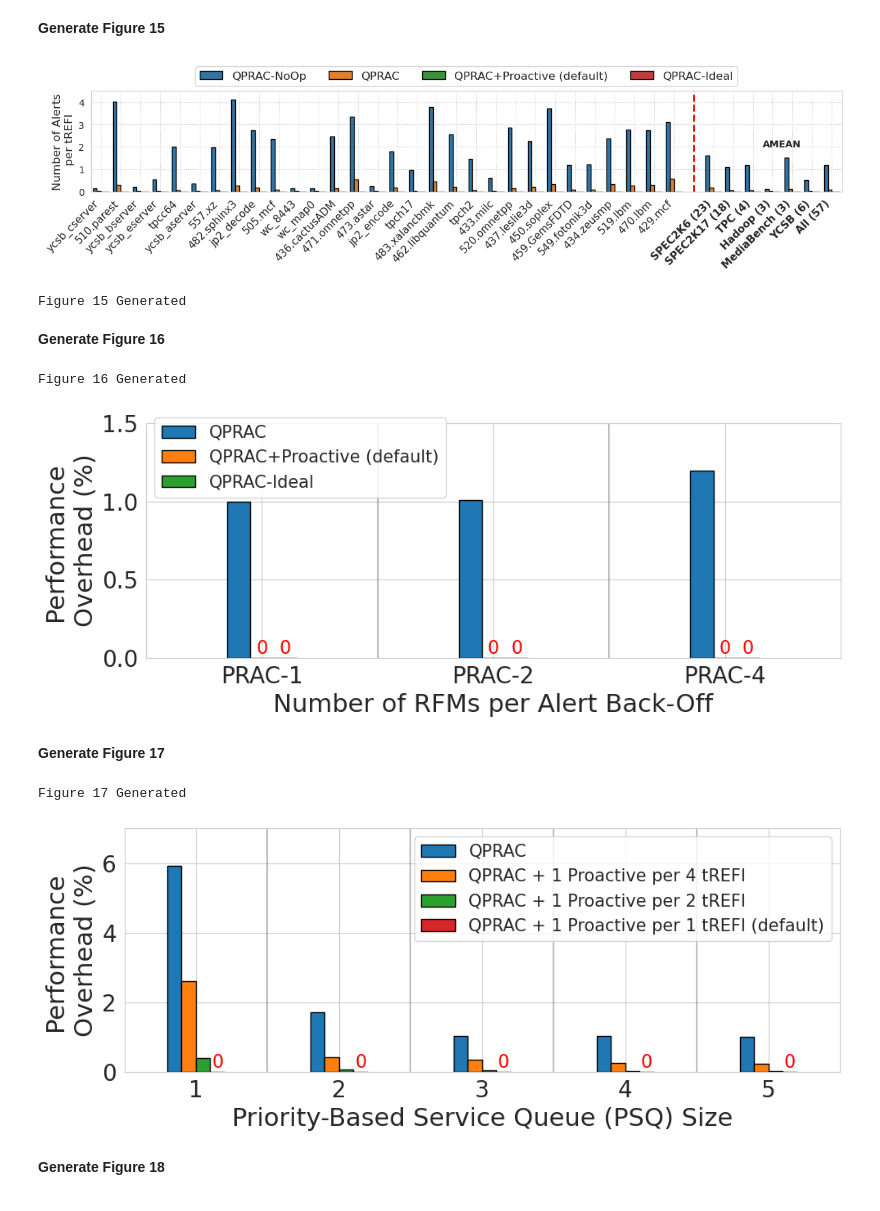
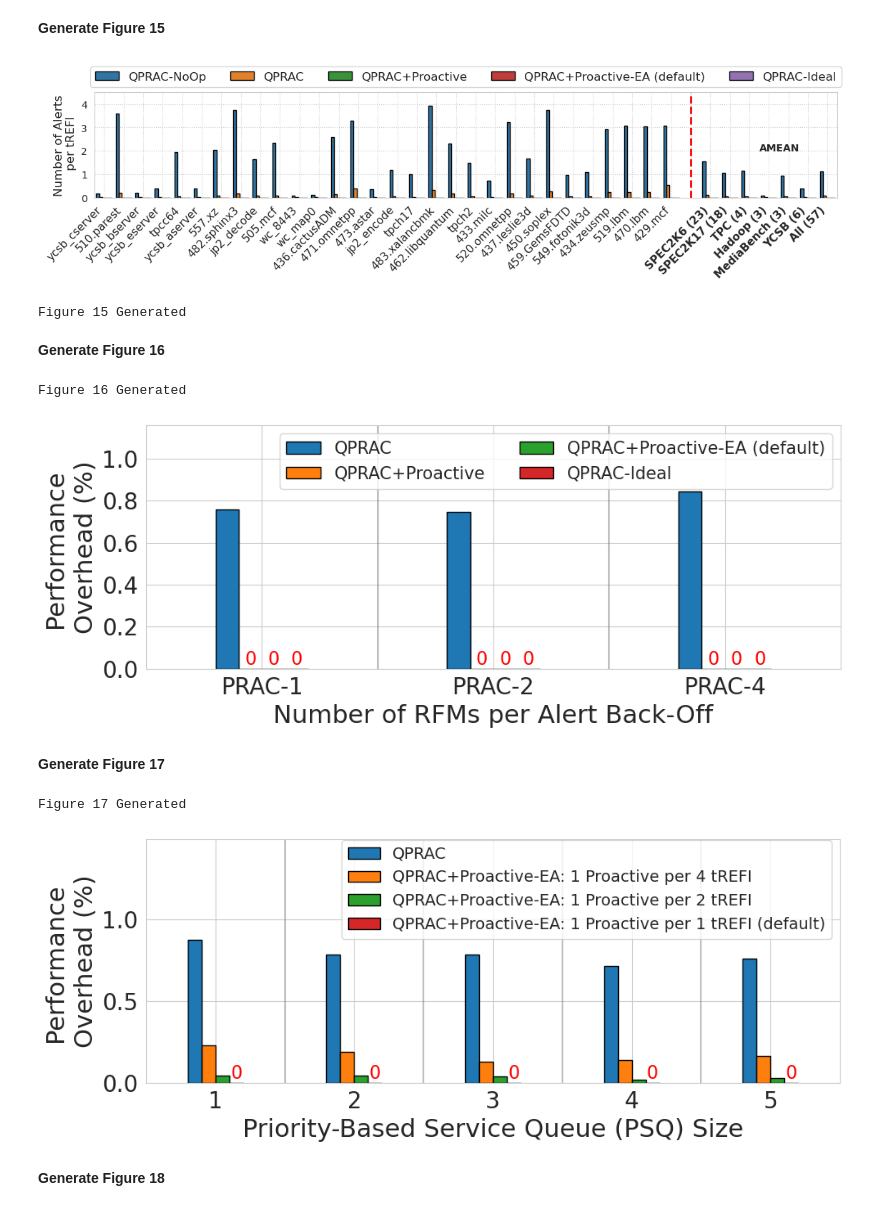
Before and after one commit to sith-lab/qprac, a Jupyter notebook: perf_analysis/plot_scripts/plot.ipynb, the cells around one changed output. Saved outputs shown, nothing was run; the diff lists cells and outputs as text; code cells hidden in the pictures.

```diff
--- a/perf_analysis/plot_scripts/plot.ipynb
+++ b/perf_analysis/plot_scripts/plot.ipynb
@@ -9,7 +9,7 @@ import seaborn as sns
 import os
 import warnings
 
-methods_interested = ["QPRAC-NoOp", "QPRAC", "QPRAC+Proactive", "QPRAC-Ideal"]  # Further remove PQ-NoOp if unnecessary
+methods_interested = ["QPRAC-NoOp", "QPRAC", "QPRAC+Proactive", 'QPRAC+Proactive-EA', "QPRAC-Ideal"]  # Further remove PQ-NoOp if unnecessary
 # Read the CSV file
 csv_path = '../results/csvs/QPRAC_32NBO_5PSQ_results.csv'
 if not os.path.exists(csv_path):
@@ -20,7 +20,7 @@ df = pd.read_csv(csv_path)
 df_melted = pd.melt(df, id_vars=['workload'], value_vars=methods_interested, var_name='PRAC_Implementation', value_name='WS')
 
 rename_mapping = {
-    'QPRAC+Proactive': 'QPRAC+Proactive (default)',
+    'QPRAC+Proactive-EA': 'QPRAC+Proactive-EA (default)',
 }
 df_melted['PRAC_Implementation'] = df_melted['PRAC_Implementation'].replace(rename_mapping)
 
@@ -36,7 +36,7 @@ workloads_high_mpki = [
 ]
 df_high_mpki = df_melted[df_melted['workload'].isin(workloads_high_mpki)]
 
-methods_interested = ["QPRAC-NoOp", "QPRAC", "QPRAC+Proactive (default)", "QPRAC-Ideal"]
+methods_interested = ["QPRAC-NoOp", "QPRAC", "QPRAC+Proactive", 'QPRAC+Proactive-EA (default)', "QPRAC-Ideal"]
 df_filtered = df_high_mpki[df_high_mpki['PRAC_Implementation'].isin(methods_interested)]
 df_filtered['PRAC_Implementation'] = pd.Categorical(df_filtered['PRAC_Implementation'], categories=methods_interested, ordered=True)
 
@@ -99,7 +99,7 @@ import seaborn as sns
 import os
 import warnings
 
-methods_interested = ["QPRAC-NoOp", "QPRAC", "QPRAC+Proactive", "QPRAC-Ideal"]  # Further remove PQ-NoOp if unnecessary
+methods_interested = ["QPRAC-NoOp", "QPRAC", "QPRAC+Proactive", 'QPRAC+Proactive-EA', "QPRAC-Ideal"]  # Further remove PQ-NoOp if unnecessary
 # Read the CSV file
 csv_path = '../results/csvs/QPRAC_ABO_results.csv'
 if not os.path.exists(csv_path):
@@ -110,7 +110,7 @@ df = pd.read_csv(csv_path)
 df_melted = pd.melt(df, id_vars=['workload'], value_vars=methods_interested, var_name='PRAC_Implementation', value_name='num_alert_tREFI')
 
 rename_mapping = {
-    'QPRAC+Proactive': 'QPRAC+Proactive (default)',
+    'QPRAC+Proactive-EA': 'QPRAC+Proactive-EA (default)',
 }
 df_melted['PRAC_Implementation'] = df_melted['PRAC_Implementation'].replace(rename_mapping)
 
@@ -126,7 +126,7 @@ workloads_high_mpki = [
 ]
 df_high_mpki = df_melted[df_melted['workload'].isin(workloads_high_mpki)]
 
-methods_interested = ["QPRAC-NoOp", "QPRAC", "QPRAC+Proactive (default)", "QPRAC-Ideal"]
+methods_interested = ["QPRAC-NoOp", "QPRAC", "QPRAC+Proactive", 'QPRAC+Proactive-EA (default)', "QPRAC-Ideal"]
 df_filtered = df_high_mpki[df_high_mpki['PRAC_Implementation'].isin(methods_interested)]
 df_filtered['PRAC_Implementation'] = pd.Categorical(df_filtered['PRAC_Implementation'], categories=methods_interested, ordered=True)
 
@@ -148,34 +148,34 @@ ax.set_xticks(np.arange(len(xtick_order)))
 ax.set_xticklabels(xtick_order, ha='right', rotation=45, fontsize=11)
 
 # Highlight geomean labels in bold
 geomean_labels = ['SPEC2K6 (23)', 'SPEC2K17 (18)', 'TPC (4)', 'Hadoop (3)', 'MediaBench (3)', 'YCSB (6)', 'All (57)']
 tick_labels = ax.get_xticklabels()
 for tick_label in tick_labels:
     if tick_label.get_text() in geomean_labels:
         tick_label.set_fontweight('bold')
 
 # Add reference lines and labels
 ax.axvline(30, 0, 1, color='red', linestyle = '--', linewidth=2)
 ax.text(33.5, 2.0, 'AMEAN', fontweight='bold')
 
 ax.set_xlabel('')
 ax.set_ylabel('Number of Alerts\n per tREFI', fontsize=12)
 ax.legend(loc='upper center', bbox_to_anchor=(0.5, 1.3), ncol=5, fancybox=True, shadow=False, fontsize=12)
 ax.set_ylim(0, 4.5)
 
 # Final touches and save the plot
 plt.grid(True, linestyle=':')
 plt.tight_layout()
 plt.show()
 
 # Ensure the results/csvs directory exists
 plots_dir = '../results/plots'
 os.makedirs(plots_dir, exist_ok=True)
 
 fig.savefig(os.path.join(plots_dir, 'Figure_15.pdf'), dpi=600, bbox_inches='tight')
 print(f"Figure 15 Generated")
 # %% [output]
-[figure, old version]
+[figure, new version]
 Figure 15 Generated
 # %% [markdown]
 **Generate Figure 16**
@@ -188,7 +188,7 @@ import seaborn as sns
 import os
 import warnings
 
-methods_interested = ["QPRAC", "QPRAC+Proactive", "QPRAC-Ideal"]  # Further remove PQ-NoOp if unnecessary
+methods_interested = ["QPRAC", "QPRAC+Proactive", "QPRAC+Proactive-EA", "QPRAC-Ideal"]  # Further remove PQ-NoOp if unnecessary
 # Read the CSV file
 csv_path = '../results/csvs/QPRAC_PRAC_Level_Results.csv'
 if not os.path.exists(csv_path):
@@ -200,7 +200,8 @@ df_target = df[df['workload'] == 'All (57)']
 df_melted = pd.melt(df_target, id_vars=['workload', 'PRAC_level'], value_vars=methods_interested, var_name='PRAC_Implementation', value_name='WS')
 
 rename_mapping = {
-    'QPRAC+Proactive': 'QPRAC+Proactive (default)',
+    'QPRAC+Proactive': 'QPRAC+Proactive',
+    'QPRAC+Proactive-EA': 'QPRAC+Proactive-EA (default)',
 }
 df_melted['PRAC_Implementation'] = df_melted['PRAC_Implementation'].replace(rename_mapping)
 # Calculate performance overhead
@@ -218,7 +219,7 @@ workloads_high_mpki = [
 ]
 df_high_mpki = df_melted[df_melted['workload'].isin(workloads_high_mpki)]
 
-methods_interested = ["QPRAC", "QPRAC+Proactive (default)", "QPRAC-Ideal"]
+methods_interested = ["QPRAC", "QPRAC+Proactive", 'QPRAC+Proactive-EA (default)', "QPRAC-Ideal"]
 df_filtered = df_high_mpki[df_high_mpki['PRAC_Implementation'].isin(methods_interested)]
 df_filtered['PRAC_Implementation'] = pd.Categorical(df_filtered['PRAC_Implementation'], categories=methods_interested, ordered=True)
 
@@ -270,7 +271,7 @@ for tick in x_ticks:
 
 
 # ax.legend(by_label.values(), by_label.keys(), loc='best', ncol=1, fancybox=True, shadow=False, fontsize=15)
-ax.legend(loc='upper left', bbox_to_anchor=(0, 1.06), ncol=1, fancybox=True, shadow=False, fontsize=15)
+ax.legend(loc='best', ncol=2, fancybox=True, shadow=False, fontsize=15)
 
 # Set xticks to specific num_RFM values and ensure correct spacing
 ax.set_xticks(x_tick_positions)
@@ -280,8 +281,9 @@ ax.axvline(x=1.5, color='grey', linestyle='-', alpha=0.5)
 ax.set_xlabel('Number of RFMs per Alert Back-Off', fontsize=22)
 ax.set_ylabel('Performance \nOverhead (%)', fontsize=22)
 ax.tick_params(axis='both', which='major', labelsize=20)
-ax.set_ylim(0, 1.5)
+ax.set_ylim(0, 1.16)
 ax.set_xlim(-0.5, 2.5)
+ax.set_yticks([0, 0.2, 0.4, 0.6, 0.8, 1.0])
 
 plt.tight_layout()
 
@@ -293,7 +295,7 @@ fig.savefig(os.path.join(plots_dir, 'Figure_16.pdf'), dpi=600, bbox_inches='tigh
 print(f"Figure 16 Generated")
 # %% [output]
 Figure 16 Generated
-[figure, old version]
+[figure, new version]
 # %% [markdown]
 **Generate Figure 17**
 # %%
@@ -305,9 +307,9 @@ import seaborn as sns
 import os
 import warnings
 
-methods_interested = ["QPRAC", "QPRAC+1Proactive_per_4tREFI", "QPRAC+1Proactive_per_2tREFI", "QPRAC+1Proactive_per_1tREFI"]  # Further remove PQ-NoOp if unnecessary
+methods_interested = ["QPRAC", "EA-QPRAC+1Proactive_per_4tREFI", "EA-QPRAC+1Proactive_per_2tREFI", "EA-QPRAC+1Proactive_per_1tREFI"]
 # Read the CSV file
-csv_path = '../results/csvs/QPRAC_PSQ_size_Results.csv'
+csv_path = '../results/csvs/QPRAC_PSQ_size_Results_Updated.csv'
 if not os.path.exists(csv_path):
     raise FileNotFoundError(f"The file {csv_path} does not exist.")
 df = pd.read_csv(csv_path)
@@ -317,9 +319,9 @@ df_target = df[df['workload'] == 'All (57)']
 df_melted = pd.melt(df_target, id_vars=['workload', 'PSQ_size'], value_vars=methods_interested, var_name='PRAC_Implementation', value_name='WS')
 
 rename_mapping = {
-    'QPRAC+1Proactive_per_4tREFI': 'QPRAC + 1 Proactive per 4 tREFI',
-    'QPRAC+1Proactive_per_2tREFI': 'QPRAC + 1 Proactive per 2 tREFI',
-    'QPRAC+1Proactive_per_1tREFI': 'QPRAC + 1 Proactive per 1 tREFI (default)',
+    'EA-QPRAC+1Proactive_per_4tREFI': 'QPRAC+Proactive-EA: 1 Proactive per 4 tREFI',
+    'EA-QPRAC+1Proactive_per_2tREFI': 'QPRAC+Proactive-EA: 1 Proactive per 2 tREFI',
+    'EA-QPRAC+1Proactive_per_1tREFI': 'QPRAC+Proactive-EA: 1 Proactive per 1 tREFI (default)',
 }
 df_melted['PRAC_Implementation'] = df_melted['PRAC_Implementation'].replace(rename_mapping)
 # Calculate performance overhead
@@ -337,7 +339,7 @@ workloads_high_mpki = [
 ]
 df_high_mpki = df_melted[df_melted['workload'].isin(workloads_high_mpki)]
 
-methods_interested = ["QPRAC", "QPRAC + 1 Proactive per 4 tREFI", "QPRAC + 1 Proactive per 2 tREFI", "QPRAC + 1 Proactive per 1 tREFI (default)",]
+methods_interested = ["QPRAC", "QPRAC+Proactive-EA: 1 Proactive per 4 tREFI", "QPRAC+Proactive-EA: 1 Proactive per 2 tREFI", "QPRAC+Proactive-EA: 1 Proactive per 1 tREFI (default)",]
 df_filtered = df_high_mpki[df_high_mpki['PRAC_Implementation'].isin(methods_interested)]
 df_filtered['PRAC_Implementation'] = pd.Categorical(df_filtered['PRAC_Implementation'], categories=methods_interested, ordered=True)
 
@@ -387,7 +389,7 @@ for tick in x_ticks:
 # Customize legend, labels, and ticks
 handles, labels = ax.get_legend_handles_labels()
 by_label = dict(zip(labels, handles))  # Remove duplicate labels from the legend
-ax.legend(by_label.values(), by_label.keys(), loc='best', ncol=1, fancybox=True, shadow=False, fontsize=15)
+ax.legend(by_label.values(), by_label.keys(), loc='upper right', ncol=1, bbox_to_anchor=(1.0, 1.03), fancybox=True, shadow=False, fontsize=14)
 # Set xticks to specific num_RFM values and ensure correct spacing
 ax.set_xticks(x_tick_positions)
 ax.set_xticklabels(x_ticks)
@@ -398,7 +400,7 @@ ax.axvline(x=3.5, color='grey', linestyle='-', alpha=0.5)
 ax.set_xlabel('Priority-Based Service Queue (PSQ) Size', fontsize=22)
 ax.set_ylabel('Performance \nOverhead (%)', fontsize=22)
 ax.tick_params(axis='both', which='major', labelsize=20)
-ax.set_ylim(0, 7)
+ax.set_ylim(0, 1.49)
 ax.set_xlim(-0.5, 4.5)
 
 plt.tight_layout()
@@ -411,7 +413,7 @@ fig.savefig(os.path.join(plots_dir, 'Figure_17.pdf'), dpi=600, bbox_inches='tigh
 print(f"Figure 17 Generated")
 # %% [output]
 Figure 17 Generated
-[figure, old version]
+[figure, new version]
 # %% [markdown]
 **Generate Figure 18**
 # %%
```
Also changed, not shown: parts of 3 cells of this notebook, 35 other files.
